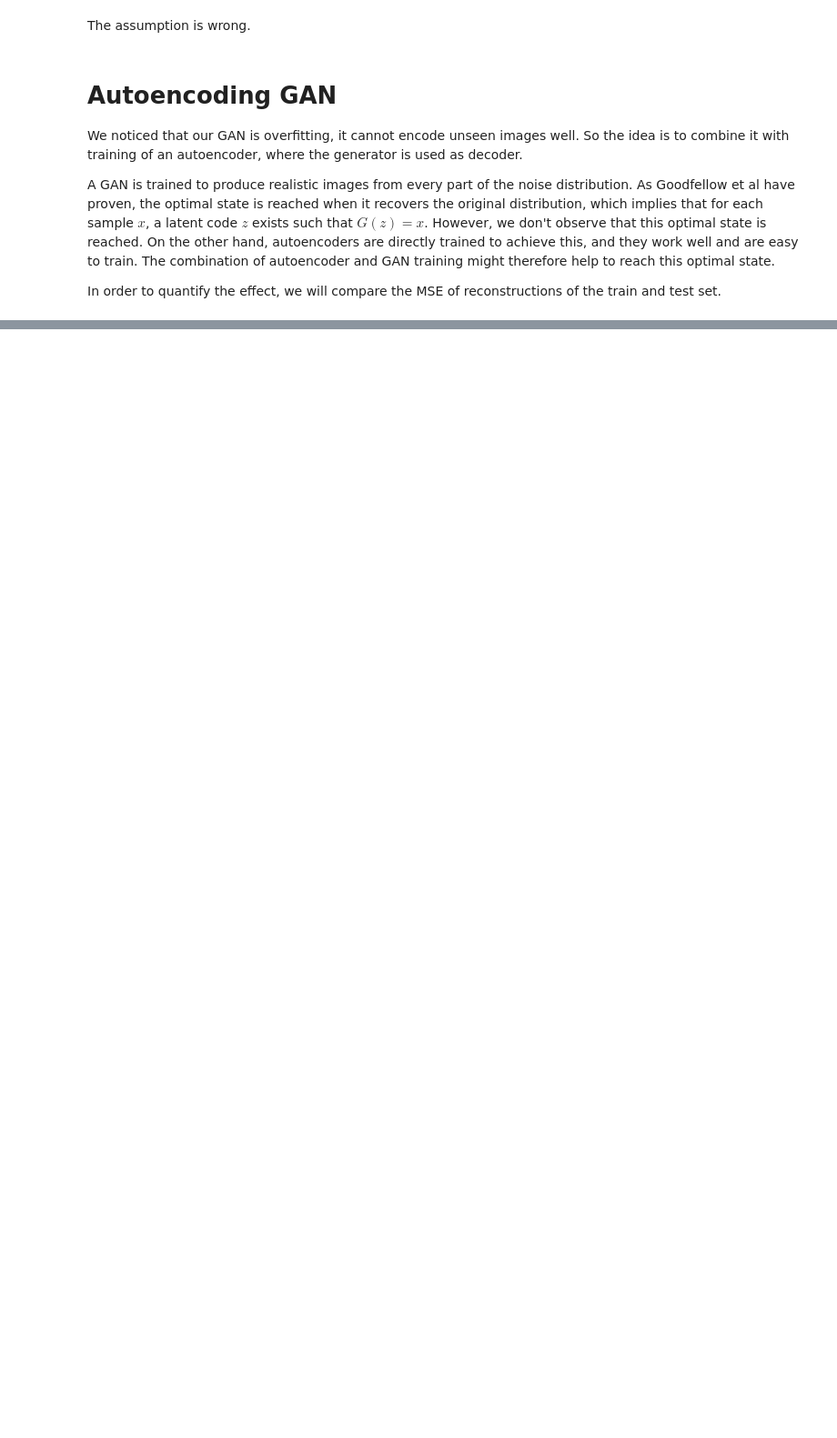
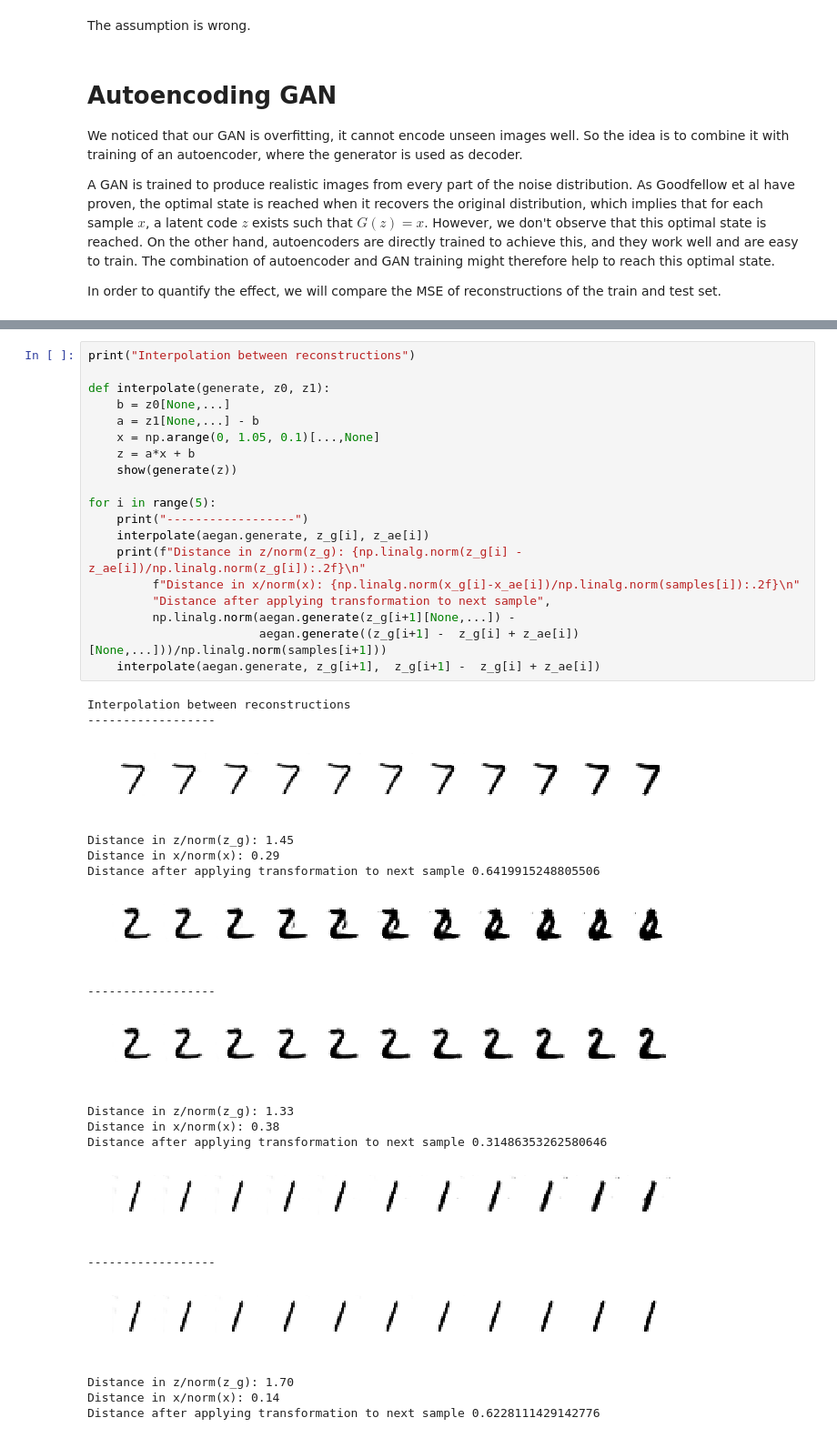
Before and after one commit to nielsrolf/GAN-TUBerlin, a Jupyter notebook: colab_gan_that_imports_from_github.ipynb, the cells around one changed output, grey strips where cells are left out. Shown at 91% size. Drawn from its saved outputs; the diff is of its cells as text; blank space fills up the shorter version.

```diff
--- a/colab_gan_that_imports_from_github.ipynb
+++ b/colab_gan_that_imports_from_github.ipynb
@@ -600,0 +562,38 @@ Original Test
+# %%
+print("Interpolation between reconstructions")
+
+def interpolate(generate, z0, z1):
+    b = z0[None,...]
+    a = z1[None,...] - b
+    x = np.arange(0, 1.05, 0.1)[...,None]
+    z = a*x + b
+    show(generate(z))
+
+for i in range(5):
+    print("------------------")
+    interpolate(aegan.generate, z_g[i], z_ae[i])
+    print(f"Distance in z/norm(z_g): {np.linalg.norm(z_g[i] - z_ae[i])/np.linalg.norm(z_g[i]):.2f}\n"
+         f"Distance in x/norm(x): {np.linalg.norm(x_g[i]-x_ae[i])/np.linalg.norm(samples[i]):.2f}\n"
+         "Distance after applying transformation to next sample",
+         np.linalg.norm(aegan.generate(z_g[i+1][None,...]) -
+                        aegan.generate((z_g[i+1] -  z_g[i] + z_ae[i])[None,...]))/np.linalg.norm(samples[i+1]))
+    interpolate(aegan.generate, z_g[i+1],  z_g[i+1] -  z_g[i] + z_ae[i])
+# %% [output]
+Interpolation between reconstructions
+------------------
+[figure, added]
+Distance in z/norm(z_g): 1.45
+Distance in x/norm(x): 0.29
+Distance after applying transformation to next sample 0.6419915248805506
+[figure, added]
+------------------
+[figure, added]
+Distance in z/norm(z_g): 1.33
+Distance in x/norm(x): 0.38
+Distance after applying transformation to next sample 0.31486353262580646
+[figure, added]
+------------------
+[figure, added]
+Distance in z/norm(z_g): 1.70
+Distance in x/norm(x): 0.14
+Distance after applying transformation to next sample 0.6228111429142776
```
Also changed, not shown: parts of 14 cells of this notebook.
